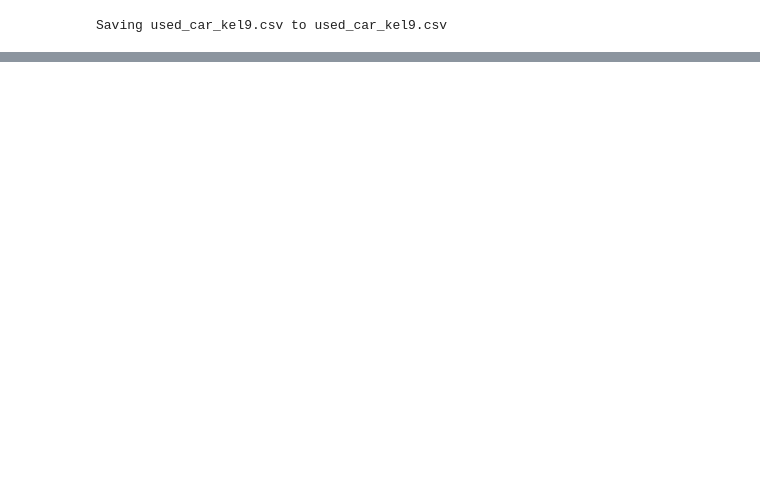
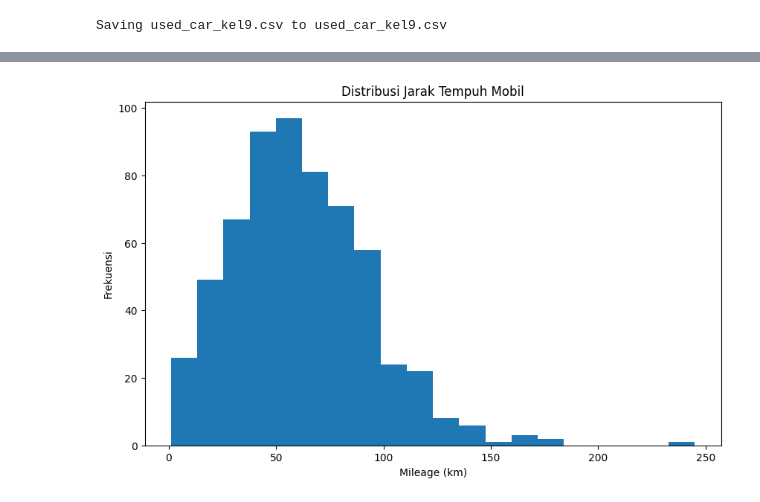
Before and after one commit to farid24ti/Project-Probabilitas-dan-Statistika---Kelompok-9, a Jupyter notebook: Statistika_Deskriptif_Kelompok_9.ipynb, the cells around one changed output, grey strips where cells are left out. Drawn from its saved outputs; the diff is of its cells as text; code cells hidden in the pictures; blank space fills up the shorter version.

```diff
--- a/Statistika_Deskriptif_Kelompok_9.ipynb
+++ b/Statistika_Deskriptif_Kelompok_9.ipynb
@@ -585,0 +18,2 @@ Rentang rasio  : 2.03% sampai 2.04%
+# %%
+df = pd.read_csv('used_car_kel9.csv')
@@ -585,0 +416,13 @@ Rentang rasio  : 2.03% sampai 2.04%
+# %%
+# histogram mileage
+plt.figure(figsize=(10,6))
+
+plt.hist(df['mileage (km)'], bins=20)
+
+plt.title('Distribusi Jarak Tempuh Mobil')
+plt.xlabel('Mileage (km)')
+plt.ylabel('Frekuensi')
+
+plt.show()
+# %% [output]
+[figure, added]
```
Also changed, not shown: parts of 70 cells of this notebook.
